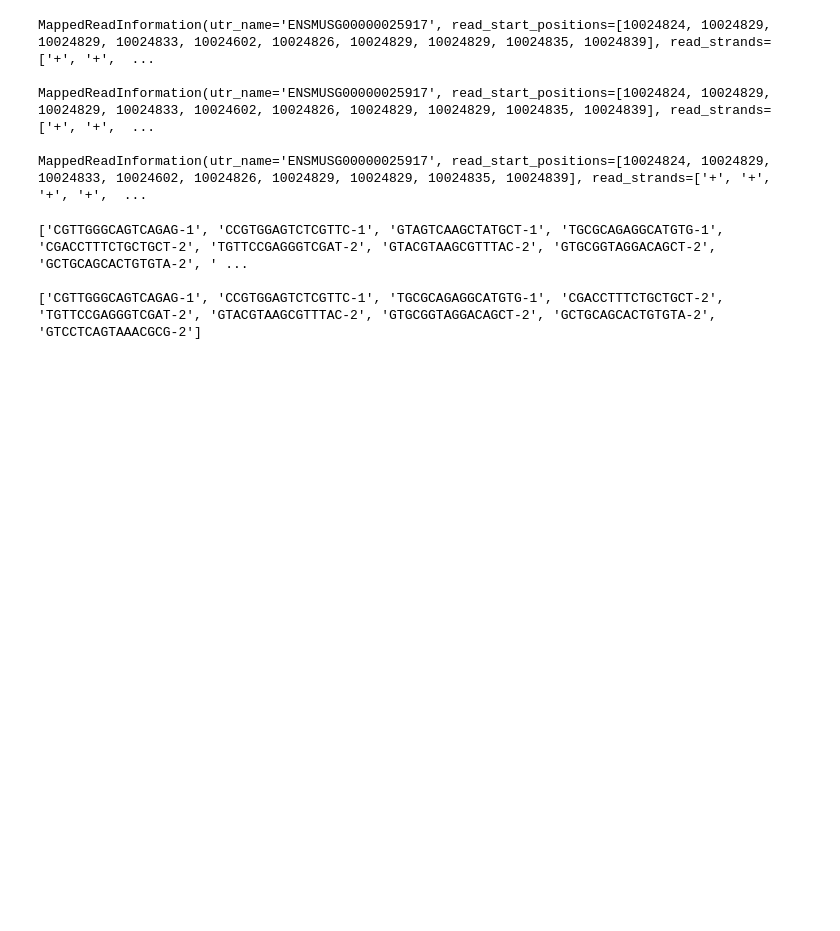
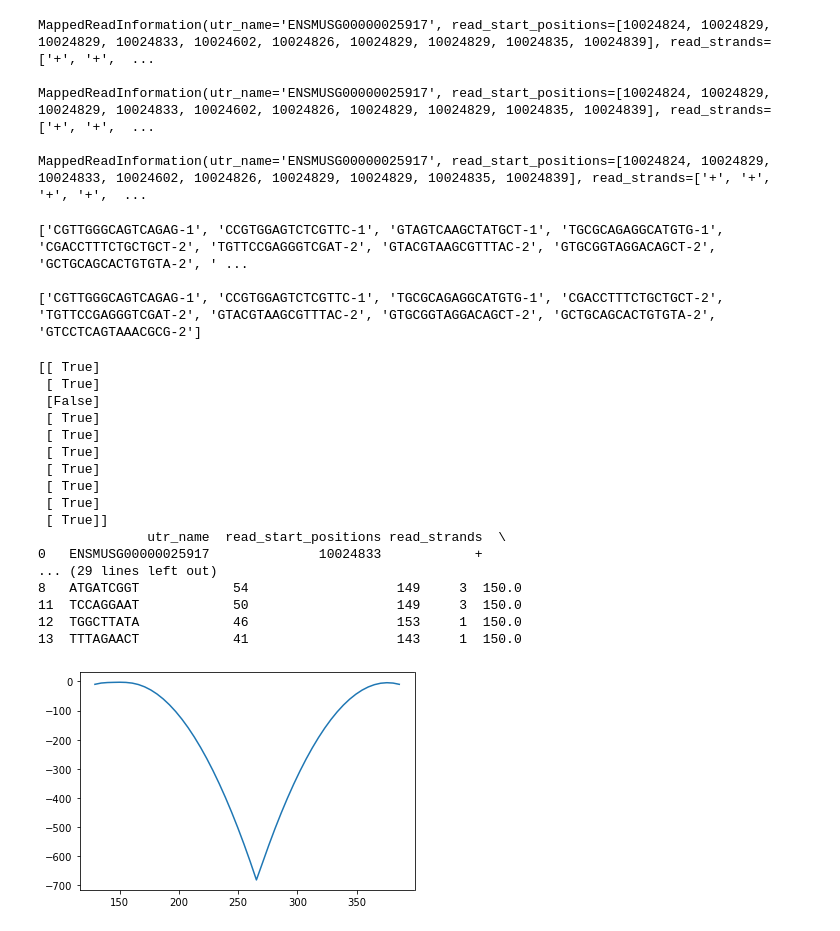
Before and after one commit to AndreMacedo88/utrcalling, a Jupyter notebook: notebooks/3UTR in NSC lineage progression.ipynb, the cells around one changed output. Drawn from its saved outputs; the diff is of its cells as text; code cells hidden in the pictures; blank space fills up the shorter version.

Commit message:
peak calling methods - 7 - kde

```diff
--- a/notebooks/3UTR in NSC lineage progression.ipynb
+++ b/notebooks/3UTR in NSC lineage progression.ipynb
@@ -222,7 +222,7 @@ print(counter, control, sep='\n\n')
 
 71
 # %%
-filts = peak_calling.call_peaks(ft, vivo_anno_path)
+filts = peak_calling.filter_barcodes(ft, vivo_anno_path)
 len(filts)
 # %% [output]
 71
@@ -255,0 +260,53 @@ print(ft.ENSMUSG00000025917['read_barcodes'], filts.ENSMUSG00000025917['read_bar
+# %%
+def aggre(x):
+    return x.unique()
+
+for read_info in filts:
+    df = pd.DataFrame.from_dict(read_info.__dict__)
+    df_2 = df.copy()
+    df_2['utr_sizes_from_reads'] = df_2['utr_sizes_from_reads'] + 2
+    df = pd.concat([df, df_2], ignore_index=True)
+    df.iloc[9, 5] = 'TGGCcTATA'
+    df = df.sample(frac=1).reset_index(drop=True)
+
+    df['utr_sizes_from_reads'] = df.groupby(['read_barcodes', 'read_umis'])['utr_sizes_from_reads'].transform('median')
+    df = df.drop_duplicates()
+
+    a = df['utr_sizes_from_reads'].values.reshape(-1, 1)
+    kde = KernelDensity(kernel='gaussian', bandwidth=3).fit(a)
+    s = np.linspace(a.min()-10, a.max()+10)
+    e = kde.score_samples(s.reshape(-1,1))
+    plot(s, e)
+    mi, ma = argrelextrema(e, np.less)[0], argrelextrema(e, np.greater)[0]
+
+    l = np.zeros(len(a))
+    for idx, val in enumerate(s[mi]):
+        max_ = round(s[ma][idx])
+        for idx_2, cond in enumerate(a < val):
+            if cond and l[idx_2] == 0:
+                l[idx_2] = max_
+    max_ = round(s[ma][idx+1])
+    l[l == 0] = max_
+    df['peaks'] = l
+    print(df)
+
+    break
+# %% [output]
+[[ True]
+ [ True]
+ [False]
+ [ True]
+ [ True]
+ [ True]
+ [ True]
+ [ True]
+ [ True]
+ [ True]]
+              utr_name  read_start_positions read_strands  \
+0   ENSMUSG00000025917              10024833            +
+... (29 lines left out)
+8   ATGATCGGT            54                   149     3  150.0
+11  TCCAGGAAT            50                   149     3  150.0
+12  TGGCTTATA            46                   153     1  150.0
+13  TTTAGAACT            41                   143     1  150.0
+[figure, added]
```
Also changed, not shown: parts of 4 cells of this notebook, 3 other files.
